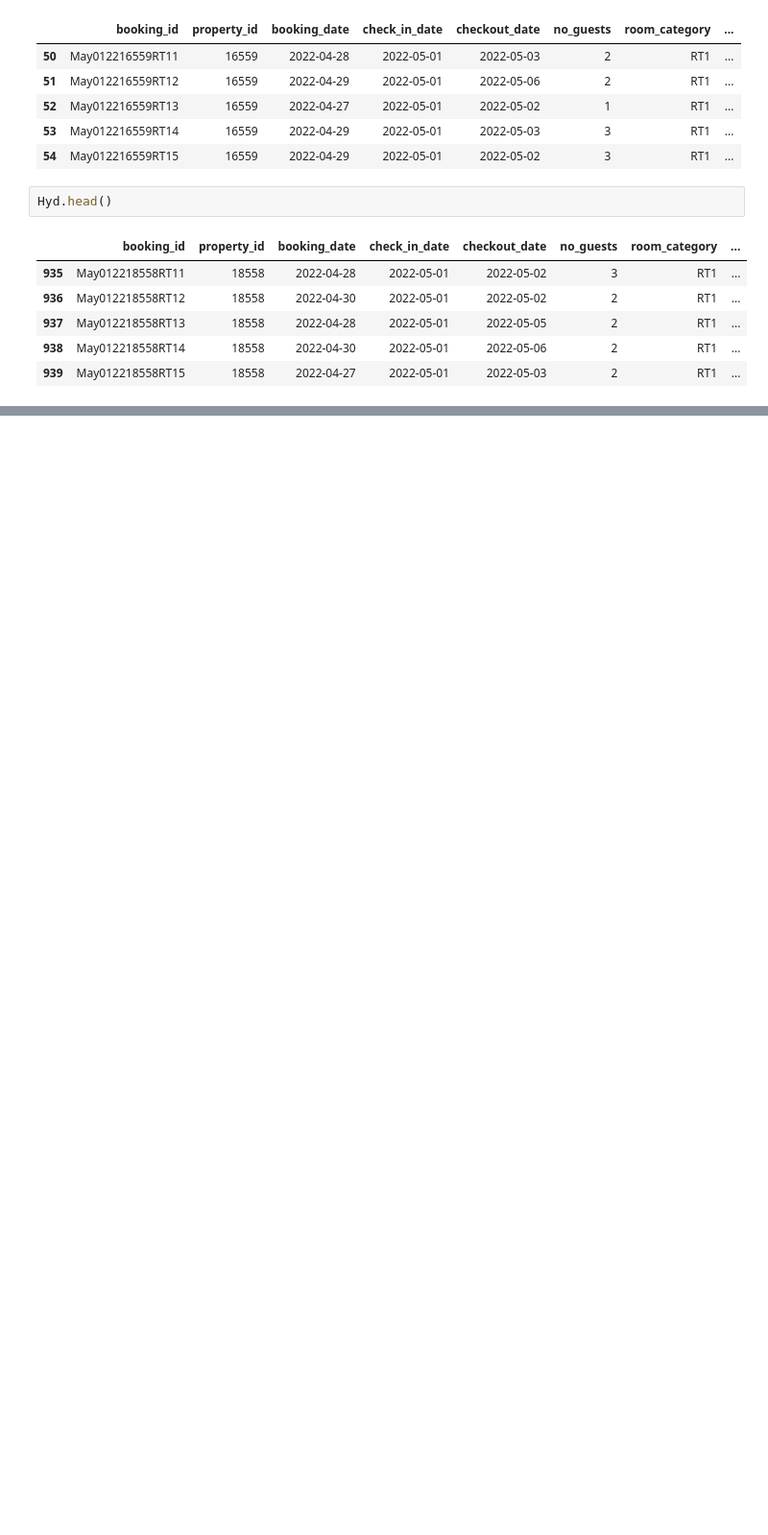
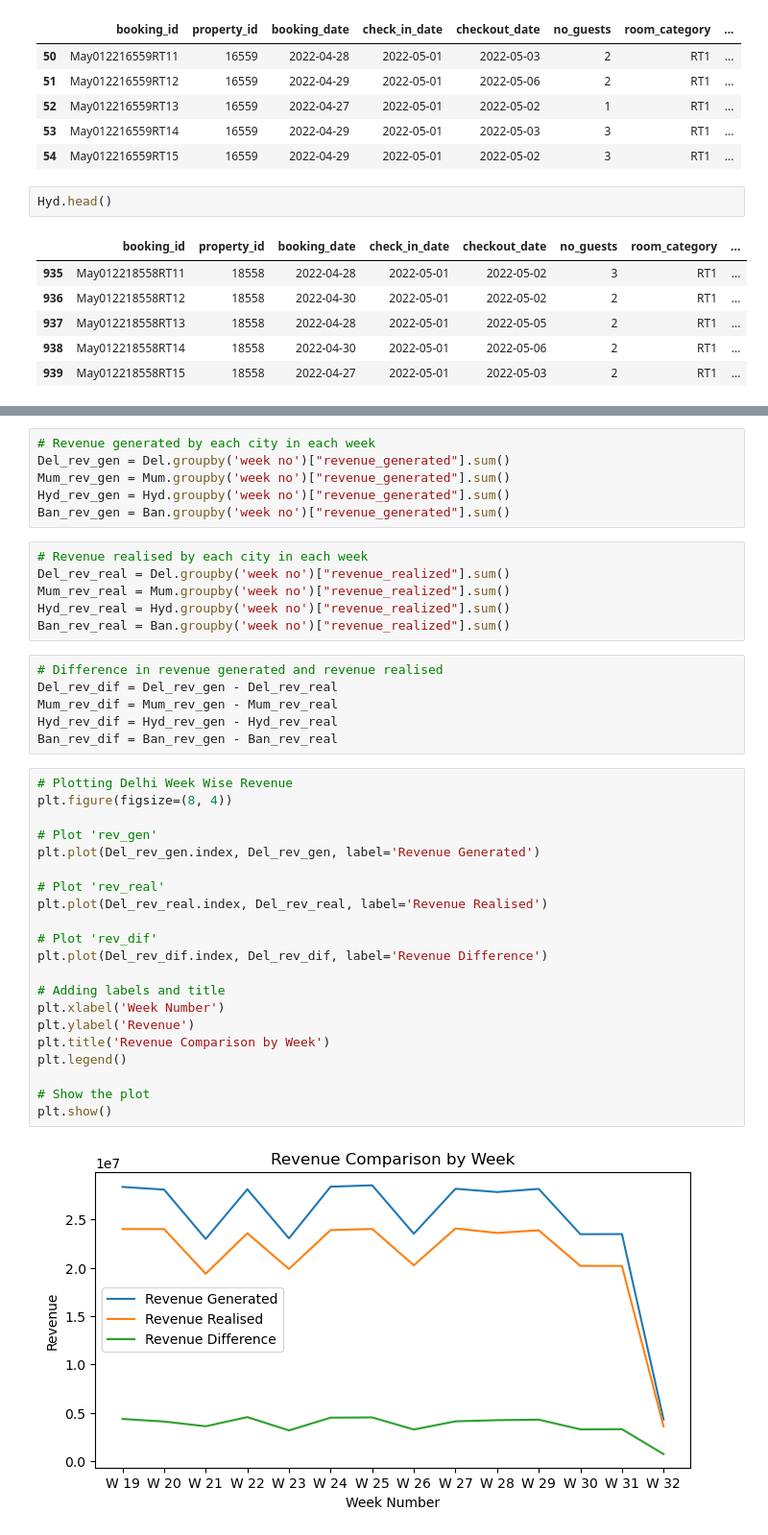
Before and after one commit to sidiquegithub/HOSPITALITY-PROJECT, a Jupyter notebook: CODE/ANALYSIS .ipynb, the cells around one changed output, grey strips where cells are left out. Shown at 96% size. Drawn from its saved outputs; the diff is of its cells as text; blank space fills up the shorter version.

```diff
--- a/CODE/ANALYSIS .ipynb
+++ b/CODE/ANALYSIS .ipynb
@@ -434,3 +434,44 @@ Ban.head()
 | 1459 | May012219558RT13 | 19558 | 2022-04-27 | 2022-05-01 | 2022-05-02 | 2 | RT1 | ... |
 | 1460 | May012219558RT14 | 19558 | 2022-04-10 | 2022-05-01 | 2022-05-02 | 2 | RT1 | ... |
 | 1461 | May012219558RT15 | 19558 | 2022-04-27 | 2022-05-01 | 2022-05-02 | 2 | RT1 | ... |
+# %%
+# Revenue generated by each city in each week
+Del_rev_gen = Del.groupby('week no')["revenue_generated"].sum()
+Mum_rev_gen = Mum.groupby('week no')["revenue_generated"].sum()
+Hyd_rev_gen = Hyd.groupby('week no')["revenue_generated"].sum()
+Ban_rev_gen = Ban.groupby('week no')["revenue_generated"].sum()
+# %%
+# Revenue realised by each city in each week
+Del_rev_real = Del.groupby('week no')["revenue_realized"].sum()
+Mum_rev_real = Mum.groupby('week no')["revenue_realized"].sum()
+Hyd_rev_real = Hyd.groupby('week no')["revenue_realized"].sum()
+Ban_rev_real = Ban.groupby('week no')["revenue_realized"].sum()
+# %%
+# Difference in revenue generated and revenue realised
+Del_rev_dif = Del_rev_gen - Del_rev_real
+Mum_rev_dif = Mum_rev_gen - Mum_rev_real
+Hyd_rev_dif = Hyd_rev_gen - Hyd_rev_real
+Ban_rev_dif = Ban_rev_gen - Ban_rev_real
+# %%
+# Plotting Delhi Week Wise Revenue
+plt.figure(figsize=(8, 4))
+
+# Plot 'rev_gen'
+plt.plot(Del_rev_gen.index, Del_rev_gen, label='Revenue Generated')
+
+# Plot 'rev_real'
+plt.plot(Del_rev_real.index, Del_rev_real, label='Revenue Realised')
+
+# Plot 'rev_dif'
+plt.plot(Del_rev_dif.index, Del_rev_dif, label='Revenue Difference')
+
+# Adding labels and title
+plt.xlabel('Week Number')
+plt.ylabel('Revenue')
+plt.title('Revenue Comparison by Week')
+plt.legend()
+
+# Show the plot
+plt.show()
+# %% [output]
+[figure, added]
```
Also changed, not shown: parts of 23 cells of this notebook.
